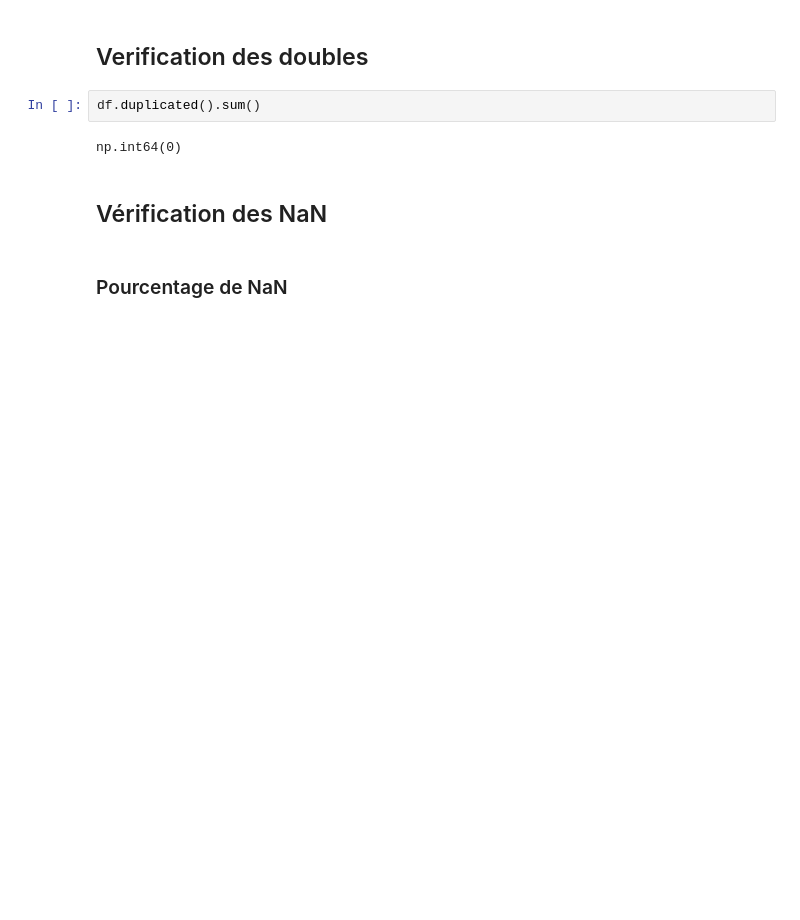
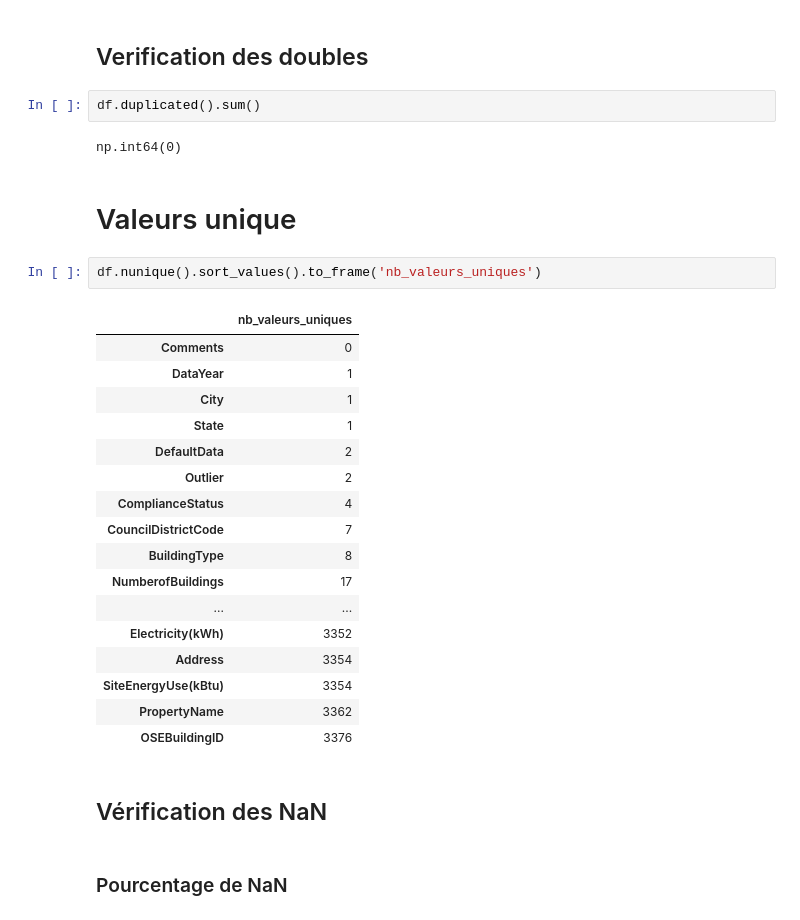
Before and after one commit to AlexyCatelle/seattle-simplon, a Jupyter notebook: main.ipynb, the cells around one changed output. Cells and saved outputs as stored; diff of their text form; blank space fills up the shorter version.

```diff
--- a/main.ipynb
+++ b/main.ipynb
@@ -56,6 +56,28 @@ df.describe()
 df.duplicated().sum()
 # %% [output]
 np.int64(0)
+# %% [markdown]
+# Valeurs unique
+# %%
+df.nunique().sort_values().to_frame('nb_valeurs_uniques')
+# %% [output]
+|  | nb_valeurs_uniques |
+| Comments | 0 |
+| DataYear | 1 |
+| City | 1 |
+| State | 1 |
+| DefaultData | 2 |
+| Outlier | 2 |
+| ComplianceStatus | 4 |
+| CouncilDistrictCode | 7 |
+| BuildingType | 8 |
+| NumberofBuildings | 17 |
+| ... | ... |
+| Electricity(kWh) | 3352 |
+| Address | 3354 |
+| SiteEnergyUse(kBtu) | 3354 |
+| PropertyName | 3362 |
+| OSEBuildingID | 3376 |
 # %% [markdown]
 ## Vérification des NaN
 # %% [markdown]
```
Also changed, not shown: parts of 15 cells of this notebook.
